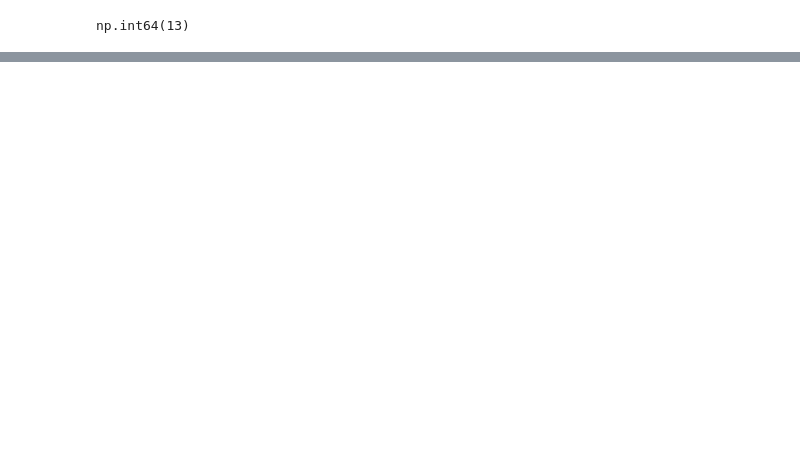
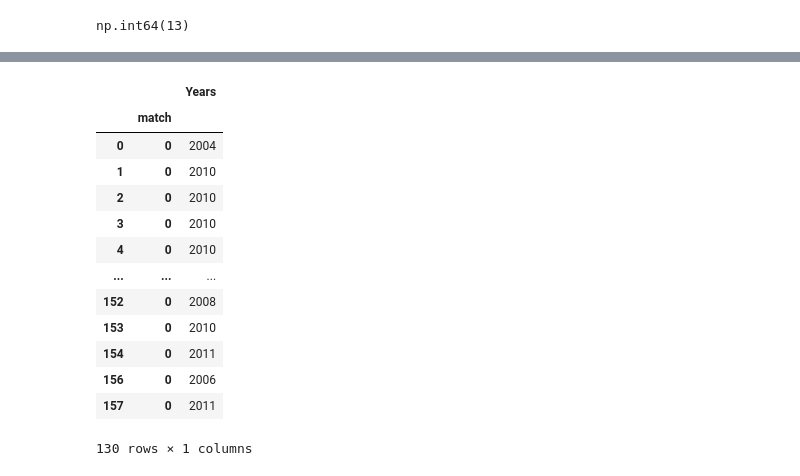
Before and after one commit to OOyaluade/Data_Science, a Jupyter notebook: World_Happiness_2015/World_Happiness_2015.ipynb, the cells around one changed output, grey strips where cells are left out. Cells and saved outputs as stored; diff of their text form; code cells hidden in the pictures; blank space fills up the shorter version.

```diff
--- a/World_Happiness_2015/World_Happiness_2015.ipynb
+++ b/World_Happiness_2015/World_Happiness_2015.ipynb
@@ -246,0 +259,18 @@ np.int64(13)
+# %%
+pattern = r"(?P<Years>[1-2][0-9]{3})"
+merged['IESurvey'].str.extractall(pattern)
+# %% [output]
+|  |  | Years |
+|  | match |  |
+| 0 | 0 | 2004 |
+| 1 | 0 | 2010 |
+| 2 | 0 | 2010 |
+| 3 | 0 | 2010 |
+| 4 | 0 | 2010 |
+| ... | ... | ... |
+| 152 | 0 | 2008 |
+| 153 | 0 | 2010 |
+| 154 | 0 | 2011 |
+| 156 | 0 | 2006 |
+| 157 | 0 | 2011 |
+130 rows × 1 columns
```
Also changed, not shown: parts of 9 cells of this notebook.
